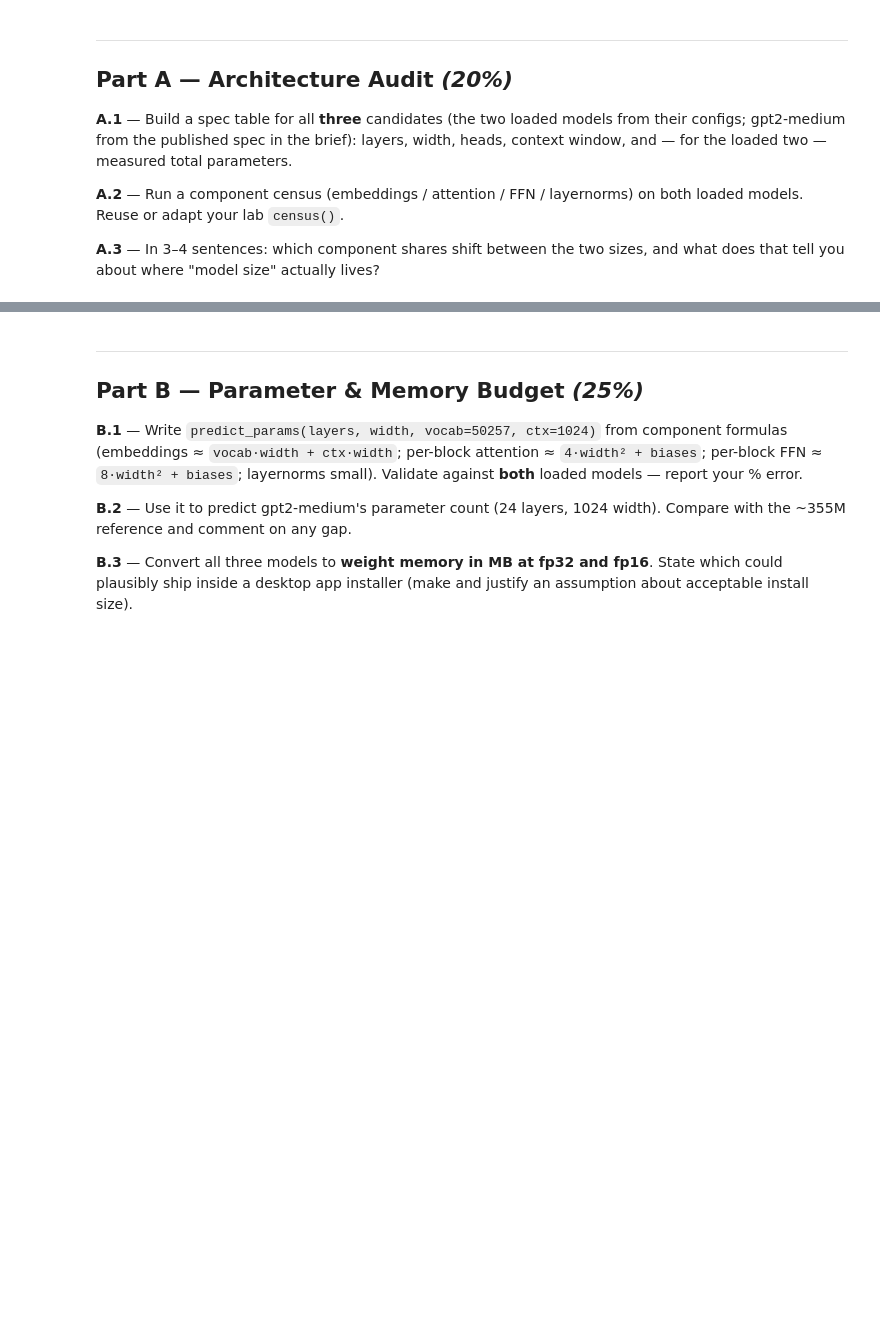
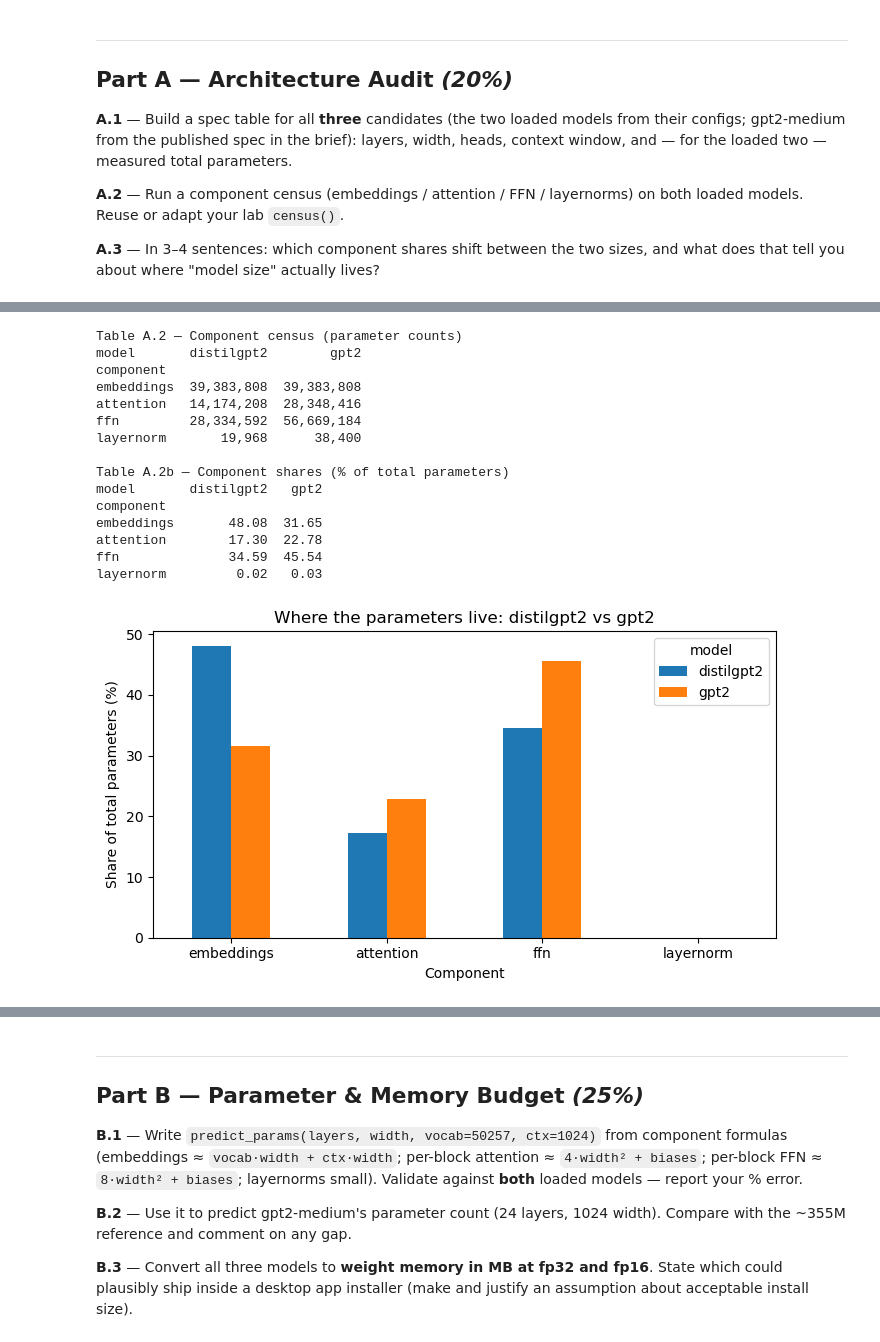
Before and after one commit to ahmedessam792/DEPI, a Jupyter notebook: Assignment 4/Module3_Session1_Assignment.ipynb, the cells around one changed output, grey strips where cells are left out. Drawn from its saved outputs; the diff is of its cells as text; code cells hidden in the pictures; blank space fills up the shorter version.

```diff
--- a/Assignment 4/Module3_Session1_Assignment.ipynb
+++ b/Assignment 4/Module3_Session1_Assignment.ipynb
@@ -76,6 +123,73 @@ print("Loaded:", ", ".join(models))
 # %%
 # A.2 — component census on both loaded models
-# your code here (reuse census() from the lab)
+
+def census(model):
+    """Bucket every parameter tensor into embeddings / attention / FFN / layernorm."""
+    buckets = {"embeddings": 0, "attention": 0, "ffn": 0, "layernorm": 0}
+    for name, p in model.named_parameters():
+        n = p.numel()
+        if ".wte." in name or ".wpe." in name:
+            buckets["embeddings"] += n
+        elif ".attn." in name:
+            buckets["attention"] += n
+        elif ".mlp." in name:
+            buckets["ffn"] += n
+        elif ".ln_" in name or name.endswith("ln_f.weight") or name.endswith("ln_f.bias"):
+            buckets["layernorm"] += n
+        else:
+            buckets.setdefault("other", 0)
+            buckets["other"] += n
+    return buckets
+
+# Note: GPT-2 ties lm_head to wte, so the output projection carries no extra parameters.
+census_rows = []
+for name, model in models.items():
+    b = census(model)
+    total = sum(b.values())
+    assert total == sum(p.numel() for p in model.parameters()), "census missed a tensor"
+    for component, count in b.items():
+        census_rows.append({
+            "model": name,
+            "component": component,
+            "params": count,
+            "share %": round(100 * count / total, 2),
+        })
+
+census_df = pd.DataFrame(census_rows)
+pivot = census_df.pivot(index="component", columns="model", values="share %")
+pivot = pivot.reindex(["embeddings", "attention", "ffn", "layernorm"])
+
+print("Table A.2 — Component census (parameter counts)")
+print(census_df.pivot(index="component", columns="model", values="params")
+               .reindex(["embeddings", "attention", "ffn", "layernorm"])
+               .map(lambda v: f"{int(v):,}").to_string())
+print("\nTable A.2b — Component shares (% of total parameters)")
+print(pivot.to_string())
+
+ax = pivot.plot(kind="bar", figsize=(7, 4), rot=0)
+ax.set_title("Where the parameters live: distilgpt2 vs gpt2")
+ax.set_xlabel("Component")
+ax.set_ylabel("Share of total parameters (%)")
+ax.legend(title="model")
+plt.tight_layout()
+plt.show()
+# %% [output]
+Table A.2 — Component census (parameter counts)
+model       distilgpt2        gpt2
+component
+embeddings  39,383,808  39,383,808
+attention   14,174,208  28,348,416
+ffn         28,334,592  56,669,184
+layernorm       19,968      38,400
+
+Table A.2b — Component shares (% of total parameters)
+model       distilgpt2   gpt2
+component
+embeddings       48.08  31.65
+attention        17.30  22.78
+ffn              34.59  45.54
+layernorm         0.02   0.03
+[figure, added]
 # %% [markdown]
 **A.3 — Interpretation (3–4 sentences):**
 
```
Also changed, not shown: parts of 11 cells of this notebook.
